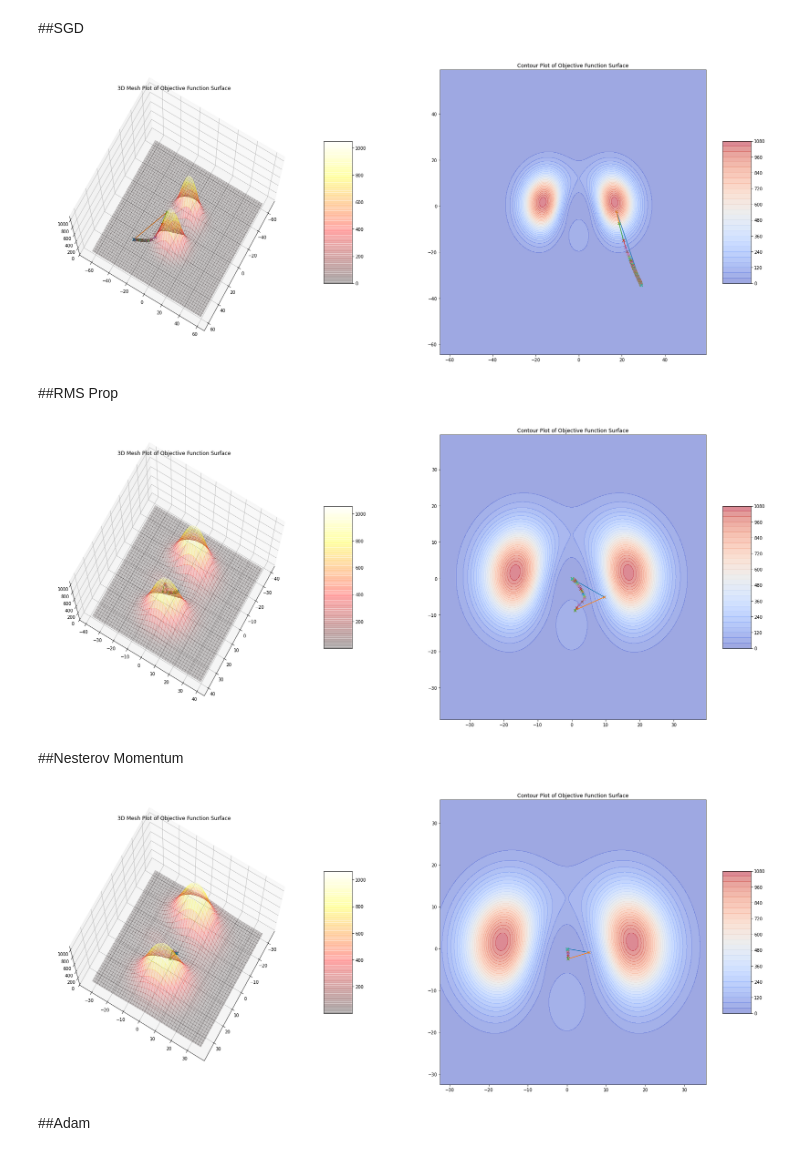
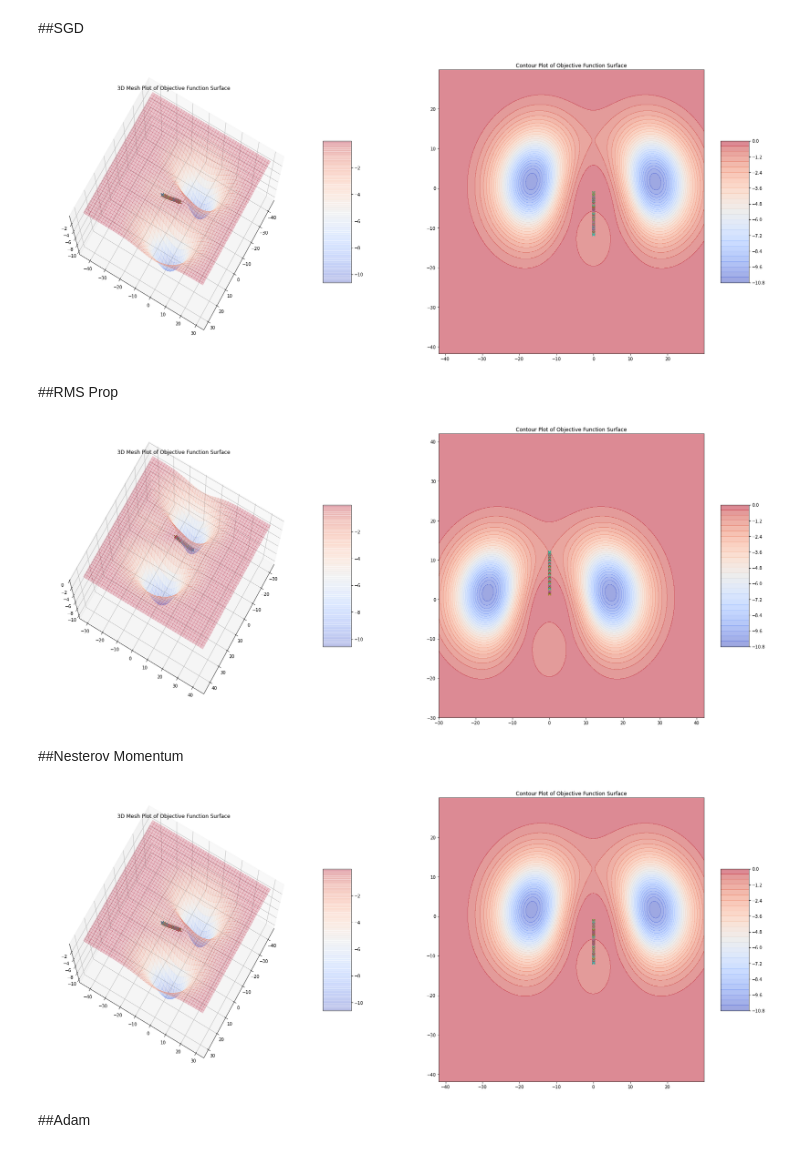
Before and after one commit to vinx-2105/Artificial_Neural_Networks_Labs, a Jupyter notebook: ANN_Lab1.ipynb, the cells around one changed output. Cells and saved outputs as stored; diff of their text form; code cells hidden in the pictures.

```diff
--- a/ANN_Lab1.ipynb
+++ b/ANN_Lab1.ipynb
@@ -102,7 +102,7 @@ def plot_mesh_and_contour(objective_function, w1_path, w2_path, extra_limit = 5,
   #plot the first subplot i.e 3d mesh
   ax = fig.add_subplot(1, 2, 1, projection='3d')
   ax.view_init(75, 30)
-  surf = ax.plot_surface(X, Y, Z, cmap=cm.hot, linewidth=0, antialiased=False, alpha=0.2)
+  surf = ax.plot_surface(X, Y, Z, cmap=cm.coolwarm, linewidth=0, antialiased=False, alpha=0.2)
   ax.set_title('3D Mesh Plot of Objective Function Surface')
   fig.colorbar(surf, shrink=0.5, aspect=5)
   #plot the lines on the 3d mesh
@@ -114,6 +114,10 @@ def plot_mesh_and_contour(objective_function, w1_path, w2_path, extra_limit = 5,
   surf = ax.contourf(X, Y, Z, levels, cmap=cm.coolwarm, alpha=0.5)
   fig.colorbar(surf, shrink=0.5, aspect=5)
   #plot the lines on the contour plot
+
+  x_path = np.array(w1_path, dtype=float)
+  y_path = np.array(w2_path, dtype=float)
+  # ax.quiver(x_path[:-1], y_path[:-1], x_path[1:]-x_path[:-1], y_path[1:]-y_path[:-1], scale_units='xy', angles='xy', scale=1, color='k')
   for step_num in range(1, w1_path.shape[0]):
     ax.plot([w1_path[step_num-1], w1_path[step_num]], [w2_path[step_num-1], w2_path[step_num]], marker='x')
 # %% [markdown]
@@ -287,7 +291,7 @@ g = 0.5
 ##Plot the non-convex function surface
 # %%
 def get_objective_value_non_convex(w1_samples, w2_samples):
-  return (2**((-1)*(e)*(w1_samples**2 + w2_samples**2 )))*((k*(w1_samples**2) + w2_samples)**2 + ((w1_samples)**2 + g*(w2_samples**2)))
+  return -0.01*(2**((-1)*(e)*(w1_samples**2 + w2_samples**2 )))*((k*(w1_samples**2) + w2_samples)**2 + ((w1_samples)**2 + g*(w2_samples**2)))
 
 fig = plt.figure(figsize=(30, 12))
 ax = fig.add_subplot(1, 2, 1, projection='3d')
@@ -302,8 +306,8 @@ X, Y = np.meshgrid(X, Y)
 Z = get_objective_value_non_convex(X, Y)
 
 # Plot the surface.
-ax.view_init(75, 30)
-surf = ax.plot_surface(X, Y, Z, cmap=cm.hot, linewidth=0, antialiased=False, alpha=0.6)
+ax.view_init(45, 45)
+surf = ax.plot_surface(X, Y, Z, cmap=cm.coolwarm,  linewidth=0, antialiased=False, alpha=0.6)
 ax.set_title('3D Mesh Plot of Objective Function Surface')
 
 
@@ -321,39 +325,39 @@ fig.colorbar(surf, shrink=0.5, aspect=5)
 # %% [markdown]
 ##SGD
 # %%
-w1 = tf.Variable(float(random.randint(17, 17)))
+w1 = tf.Variable(float(random.randint(0, 0)))
 w2 = tf.Variable(float(random.randint(-1, 1)))
 
 
-epochs = 1000
+epochs = 2000
 optim = optimizers.SGD(1e-1)
 
 w1_path = [w1]
 w2_path = [w2]
 
 #run the epochs
 for epoch in range(epochs):
   with tf.GradientTape() as gt:
     gt.watch([w1, w2])
-    f = (2**((-1)*(e)*(w1**2 + w2**2 )))*((k*(w1**2) + w2)**2 + ((w1)**2 + g*(w2**2)))
+    f = -0.01*(2**((-1)*(e)*(w1**2 + w2**2 )))*((k*(w1**2) + w2)**2 + ((w1)**2 + g*(w2**2)))
     df_dw = gt.gradient(f, [w1, w2])
     optim.apply_gradients(zip(df_dw, [w1, w2]))
     w1_path.append(w1.numpy())
     w2_path.append(w2.numpy())
 
 #plot the mesh and contour graphs with the steps
 plot_mesh_and_contour(get_objective_value_non_convex, w1_path, w2_path, extra_limit=30, levels=30)
 # %% [output]
-[figure, old version]
+[figure, new version]
 # %% [markdown]
 ##RMS Prop
 # %%
-w1 = tf.Variable(float(random.randint(13, 19)))
+w1 = tf.Variable(float(random.randint(0, 0)))
 w2 = tf.Variable(float(random.randint(-1, 1)))
 
 
-epochs = 1000
-optim = optimizers.SGD(1e-1)
+epochs = 2000
+optim = optimizers.RMSprop(1e-1)
 
 w1_path = [w1]
 w2_path = [w2]
@@ -362,7 +366,7 @@ w2_path = [w2]
 for epoch in range(epochs):
   with tf.GradientTape() as gt:
     gt.watch([w1, w2])
-    f = (2**((-1)*(e)*(w1**2 + w2**2 )))*((k*(w1**2) + w2)**2 + ((w1)**2 + g*(w2**2)))
+    f = -0.01*(2**((-1)*(e)*(w1**2 + w2**2 )))*((k*(w1**2) + w2)**2 + ((w1)**2 + g*(w2**2)))
     df_dw = gt.gradient(f, [w1, w2])
     optim.apply_gradients(zip(df_dw, [w1, w2]))
     w1_path.append(w1.numpy())
@@ -371,15 +375,15 @@ for epoch in range(epochs):
 #plot the mesh and contour graphs with the steps
 plot_mesh_and_contour(get_objective_value_non_convex, w1_path, w2_path, extra_limit=30, levels=30)
 # %% [output]
-[figure, old version]
+[figure, new version]
 # %% [markdown]
 ##Nesterov Momentum
 # %%
-w1 = tf.Variable(float(random.randint(13, 19)))
-w2 = tf.Variable(float(random.randint(1, 1)))
+w1 = tf.Variable(float(random.randint(0, 0)))
+w2 = tf.Variable(float(random.randint(-1, 1)))
 
 
-epochs = 1000
+epochs = 2000
 optim = optimizers.SGD(1e-1, momentum=0.1,   nesterov=True)
 
 w1_path = [w1]
@@ -389,7 +393,7 @@ w2_path = [w2]
 for epoch in range(epochs):
   with tf.GradientTape() as gt:
     gt.watch([w1, w2])
-    f = (2**((-1)*(e)*(w1**2 + w2**2 )))*((k*(w1**2) + w2)**2 + ((w1)**2 + g*(w2**2)))
+    f = -0.01*(2**((-1)*(e)*(w1**2 + w2**2 )))*((k*(w1**2) + w2)**2 + ((w1)**2 + g*(w2**2)))
     df_dw = gt.gradient(f, [w1, w2])
     optim.apply_gradients(zip(df_dw, [w1, w2]))
     w1_path.append(w1.numpy())
@@ -398,7 +402,7 @@ for epoch in range(epochs):
 #plot the mesh and contour graphs with the steps
 plot_mesh_and_contour(get_objective_value_non_convex, w1_path, w2_path, extra_limit=30, levels=30)
 # %% [output]
-[figure, old version]
+[figure, new version]
 # %% [markdown]
 ##Adam
 # %%
```
Also changed, not shown: parts of 6 cells of this notebook.
